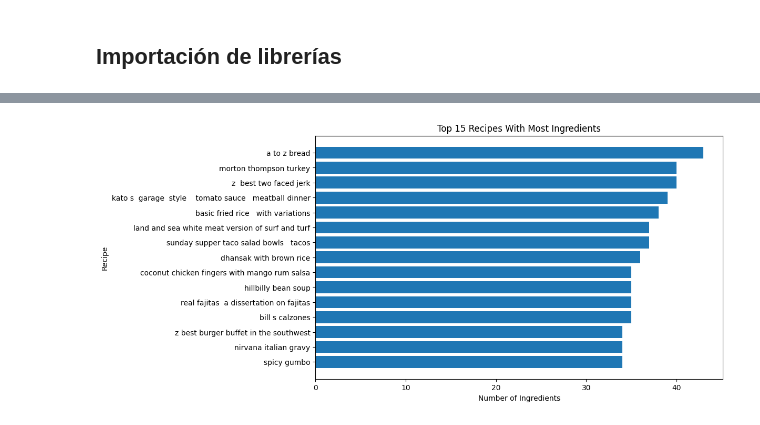
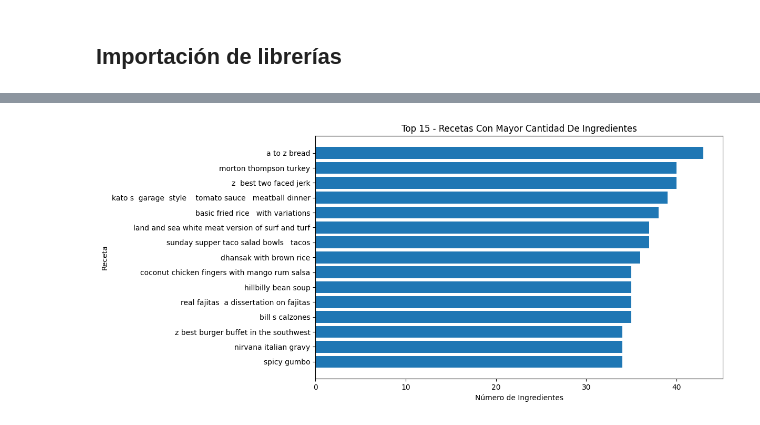
Before and after one commit to MGonza20/ProyectoFinal_DeepLearning, a Jupyter notebook: Exploratory_Analysis.ipynb, the cells around one changed output, grey strips where cells are left out. Saved outputs shown, nothing was run; the diff lists cells and outputs as text; code cells hidden in the pictures.

```diff
--- a/Exploratory_Analysis.ipynb
+++ b/Exploratory_Analysis.ipynb
@@ -130,12 +133,12 @@ plt.show()
 # %%
 recipes_with_most_ingrs = recipes.sort_values(by='n_ingredients', ascending=False).head(15)
 
 plt.figure(figsize=(10, 6))
 plt.barh(recipes_with_most_ingrs['name'], recipes_with_most_ingrs['n_ingredients'])
-plt.ylabel('Recipe')
-plt.xlabel('Number of Ingredients')
-plt.title('Top 15 Recipes With Most Ingredients')
+plt.ylabel('Receta')
+plt.xlabel('Número de Ingredientes')
+plt.title('Top 15 - Recetas Con Mayor Cantidad De Ingredientes')
 plt.gca().invert_yaxis()
 plt.show()
 # %% [output]
-[figure, old version]
+[figure, new version]
```
Also changed, not shown: parts of 17 cells of this notebook, 1 other file.
